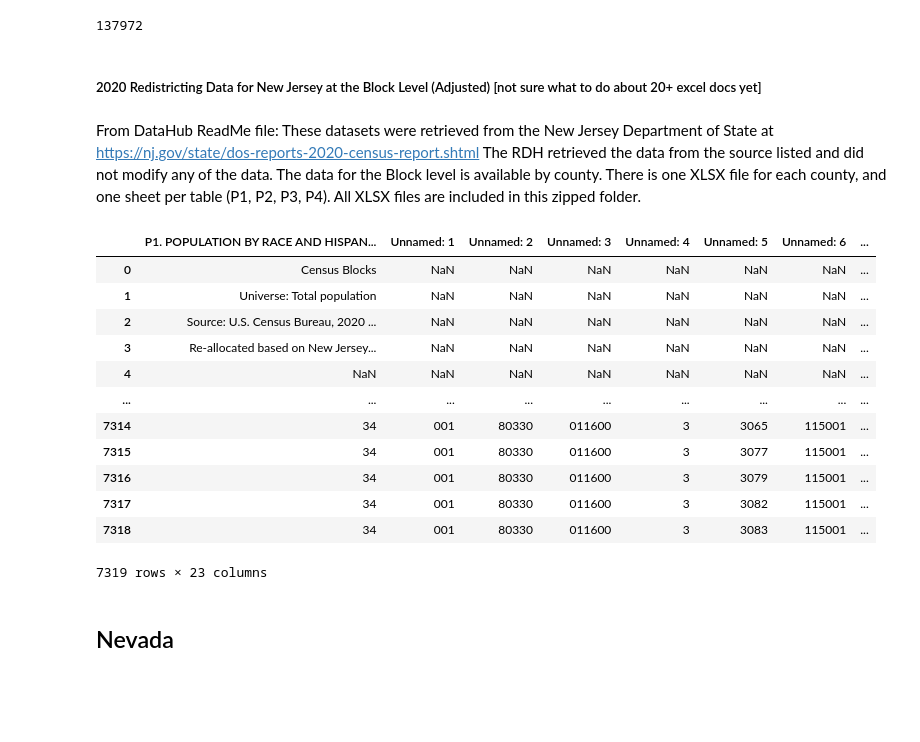
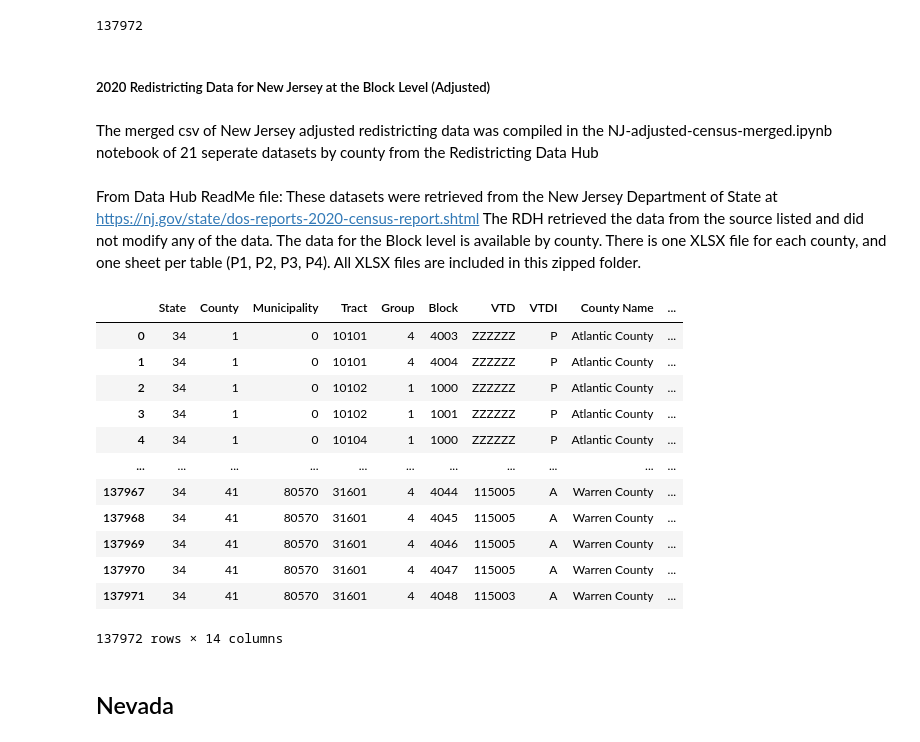
Before and after one commit to semerriam/census-peculiarities, a Jupyter notebook: analysis/census_chaos.ipynb, the cells around one changed output. Saved outputs shown, nothing was run; the diff lists cells and outputs as text; code cells hidden in the pictures; blank space fills up the shorter version.

```diff
--- a/analysis/census_adjusted_compared.ipynb
+++ b/analysis/census_chaos.ipynb
@@ -997,23 +968,8 @@ len(df_nj1_subset)
 # %% [output]
 137972
 # %% [markdown]
-##### 2020 Redistricting Data for New Jersey at the Block Level (Adjusted) [not sure what to do about 20+ excel docs yet]
+##### 2020 Redistricting Data for New Jersey at the Block Level (Adjusted)
+# %% [markdown]
+The merged csv of New Jersey adjusted redistricting data was compiled in the NJ-adjusted-census-merged.ipynb notebook of 21 seperate datasets by county from the Redistricting Data Hub
 # %% [markdown]
-From DataHub ReadMe file: These datasets were retrieved from the New Jersey Department of State at https://nj.gov/state/dos-reports-2020-census-report.shtml The RDH retrieved the data from the source listed and did not modify any of the data. The data for the Block level is available by county. There is one XLSX file for each county, and one sheet per table (P1, P2, P3, P4). All XLSX files are included in this zipped folder.
+From Data Hub ReadMe file: These datasets were retrieved from the New Jersey Department of State at https://nj.gov/state/dos-reports-2020-census-report.shtml The RDH retrieved the data from the source listed and did not modify any of the data. The data for the Block level is available by county. There is one XLSX file for each county, and one sheet per table (P1, P2, P3, P4). All XLSX files are included in this zipped folder.
-# %%
-df_nj2 = pd.read_excel("RDH-data//nj_pl2020_b_official_xlsx//atlantic-county-blocks_R2.xlsx")
-df_nj2
-# %% [output]
-|  | P1. POPULATION BY RACE AND HISPAN... | Unnamed: 1 | Unnamed: 2 | Unnamed: 3 | Unnamed: 4 | Unnamed: 5 | Unnamed: 6 | ... |
-| 0 | Census Blocks | NaN | NaN | NaN | NaN | NaN | NaN | ... |
-| 1 | Universe: Total population | NaN | NaN | NaN | NaN | NaN | NaN | ... |
-| 2 | Source: U.S. Census Bureau, 2020 ... | NaN | NaN | NaN | NaN | NaN | NaN | ... |
-| 3 | Re-allocated based on New Jersey... | NaN | NaN | NaN | NaN | NaN | NaN | ... |
-| 4 | NaN | NaN | NaN | NaN | NaN | NaN | NaN | ... |
-| ... | ... | ... | ... | ... | ... | ... | ... | ... |
-| 7314 | 34 | 001 | 80330 | 011600 | 3 | 3065 | 115001 | ... |
-| 7315 | 34 | 001 | 80330 | 011600 | 3 | 3077 | 115001 | ... |
-| 7316 | 34 | 001 | 80330 | 011600 | 3 | 3079 | 115001 | ... |
-| 7317 | 34 | 001 | 80330 | 011600 | 3 | 3082 | 115001 | ... |
-| 7318 | 34 | 001 | 80330 | 011600 | 3 | 3083 | 115001 | ... |
-7319 rows × 23 columns
@@ -1020,3 +978,20 @@ df_nj2
+# %%
+df_nj2 = pd.read_csv("..//data//processed//df_nj_merged.csv", encoding="utf-8")
+df_nj2
+# %% [output]
+|  | State | County | Municipality | Tract | Group | Block | VTD | VTDI | County Name | ... |
+| 0 | 34 | 1 | 0 | 10101 | 4 | 4003 | ZZZZZZ | P | Atlantic County | ... |
+| 1 | 34 | 1 | 0 | 10101 | 4 | 4004 | ZZZZZZ | P | Atlantic County | ... |
+| 2 | 34 | 1 | 0 | 10102 | 1 | 1000 | ZZZZZZ | P | Atlantic County | ... |
+| 3 | 34 | 1 | 0 | 10102 | 1 | 1001 | ZZZZZZ | P | Atlantic County | ... |
+| 4 | 34 | 1 | 0 | 10104 | 1 | 1000 | ZZZZZZ | P | Atlantic County | ... |
+| ... | ... | ... | ... | ... | ... | ... | ... | ... | ... | ... |
+| 137967 | 34 | 41 | 80570 | 31601 | 4 | 4044 | 115005 | A | Warren County | ... |
+| 137968 | 34 | 41 | 80570 | 31601 | 4 | 4045 | 115005 | A | Warren County | ... |
+| 137969 | 34 | 41 | 80570 | 31601 | 4 | 4046 | 115005 | A | Warren County | ... |
+| 137970 | 34 | 41 | 80570 | 31601 | 4 | 4047 | 115005 | A | Warren County | ... |
+| 137971 | 34 | 41 | 80570 | 31601 | 4 | 4048 | 115003 | A | Warren County | ... |
+137972 rows × 14 columns
 # %% [markdown]
 ## Nevada
 # %%
```
Also changed, not shown: parts of 58 cells of this notebook.
